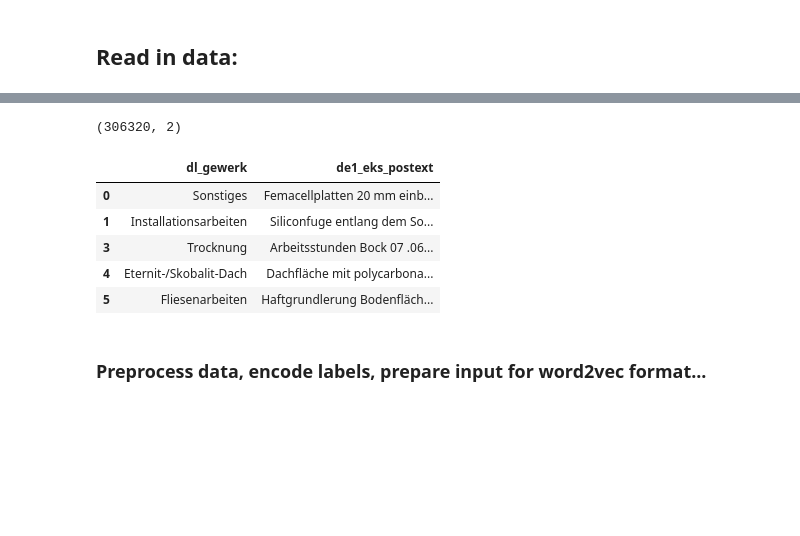
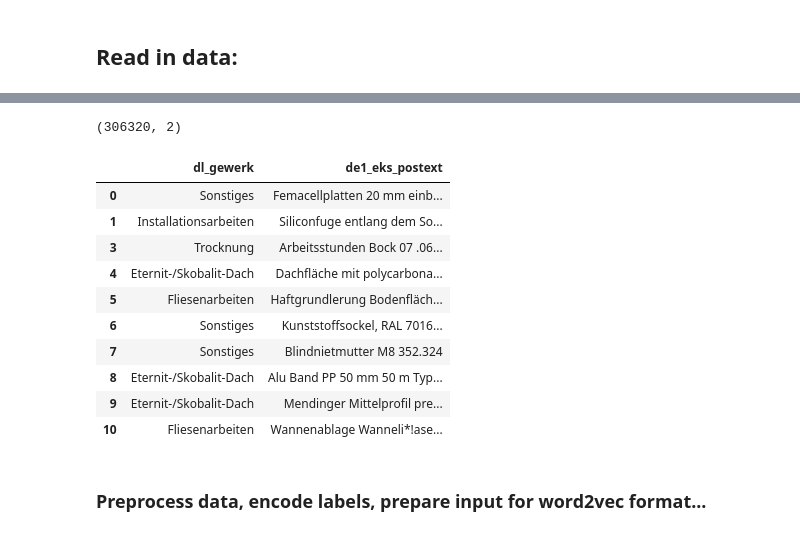
Before and after one commit to AVoss84/invoice_topics, a Jupyter notebook: src/notebooks/topic_modeling.ipynb, the cells around one changed output, grey strips where cells are left out. Drawn from its saved outputs; the diff is of its cells as text; code cells hidden in the pictures; blank space fills up the shorter version.

```diff
--- a/src/notebooks/topic_modeling.ipynb
+++ b/src/notebooks/topic_modeling.ipynb
@@ -71,22 +53,27 @@ FileNotFoundError: [Errno 2] No such file or directory: 'Subsample.csv'
 # %%
 # Columns to use:
 #-----------------
 #col_sel = ['id_sch','invoice_item_id', 'dl_gewerk','firma', 'yylobbez', 'erartbez', 'hsp_eigen', 'hsp_prodbez', 'sartbez', 'sursbez', 'schilderung', 'de1_eks_postext']
 col_sel = ['dl_gewerk','de1_eks_postext']
 #col_sel = ['de1_eks_postext']
 
 corpus = df[col_sel].drop_duplicates(subset=col_sel, keep=False)#.head(1*10**5)
 
 print(corpus.shape)
-corpus.head()
+corpus.head(10)
 # %% [output]
 (306320, 2)
 |  | dl_gewerk | de1_eks_postext |
 | 0 | Sonstiges | Femacellplatten 20 mm einb... |
 | 1 | Installationsarbeiten | Siliconfuge entlang dem So... |
 | 3 | Trocknung | Arbeitsstunden Bock 07 .06... |
 | 4 | Eternit-/Skobalit-Dach | Dachfläche mit polycarbona... |
 | 5 | Fliesenarbeiten | Haftgrundlerung Bodenfläch... |
+| 6 | Sonstiges | Kunststoffsockel, RAL 7016... |
+| 7 | Sonstiges | Blindnietmutter M8 352.324 |
+| 8 | Eternit-/Skobalit-Dach | Alu Band PP 50 mm 50 m Typ... |
+| 9 | Eternit-/Skobalit-Dach | Mendinger Mittelprofil pre... |
+| 10 | Fliesenarbeiten | Wannenablage Wanneli*!ase... |
 # %% [markdown]
 ### Preprocess data, encode labels, prepare input for word2vec format...
 # %%
```
Also changed, not shown: parts of 4 cells of this notebook, 7 other files.
